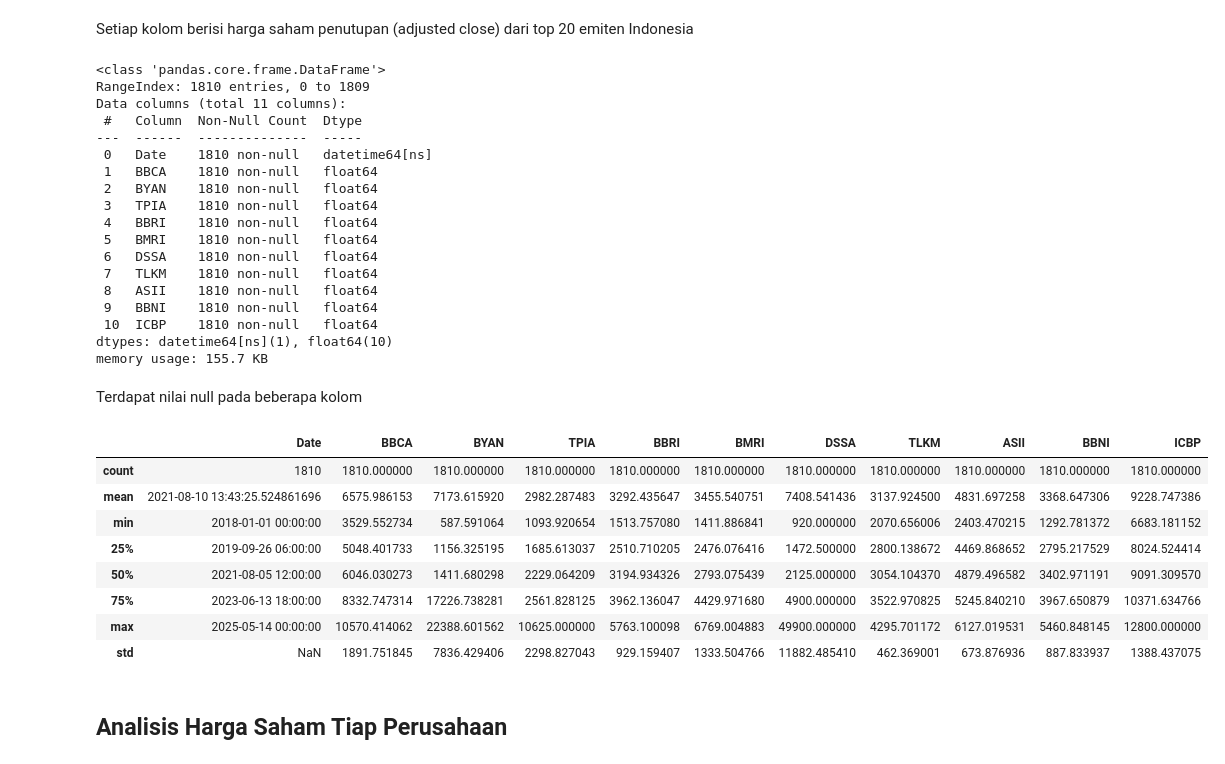
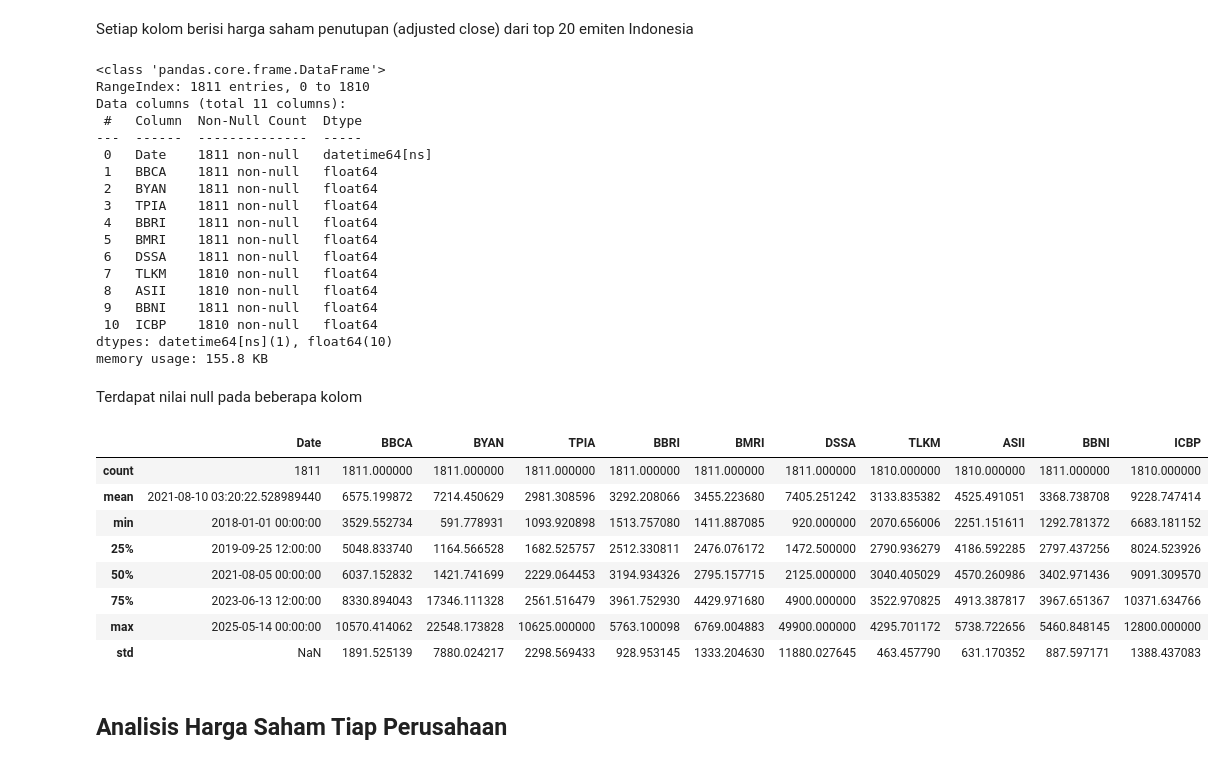
Before and after one commit to Satyavira/render, a Jupyter notebook: Project_Capstone.ipynb, the cells around one changed output. Saved outputs shown, nothing was run; the diff lists cells and outputs as text; code cells hidden in the pictures.

```diff
--- a/Project_Capstone.ipynb
+++ b/Project_Capstone.ipynb
@@ -91,0 +86,4 @@ dtype: int64
+# %%
+df_all_ffil = df_all.ffill()
+display(df_all_ffil.loc["2019-06-18"])
+display(df_all_ffil.loc["2019-06-19"])
@@ -96,8 +119,8 @@ df_all.shape
 # %% [markdown]
 ## Mengganti Nama Kolom
 # %%
-df_all.columns = df_all.columns.str.replace('.JK', '', regex=False)
-df_all
+df_all_ffil.columns = df_all_ffil.columns.str.replace('.JK', '', regex=False)
+df_all_ffil
 # %% [output]
 |  | BBCA | BYAN | TPIA | BBRI | BMRI | DSSA | TLKM | ASII | BBNI | ICBP |
 | Date |  |  |  |  |  |  |  |  |  |  |
@@ -136,0 +143,3 @@ df_all
+# %%
+df_all_ffil = df_all_ffil.reset_index()
+df_all_ffil
@@ -145,7 +168,7 @@ Jumlah duplikasi data: 0
 # %% [markdown]
 Karena data yang dibutuhkan merupakan data time series, maka datanya harus berurutan berdasarkan waktu (Kolom `Date`)
 # %%
-df_all = df_all.sort_values(by="Date", ascending=True)
-df_all
+df_all_ffil = df_all_ffil.sort_values(by="Date", ascending=True)
+df_all_ffil
 # %% [output]
 |  | Date | BBCA | BYAN | TPIA | BBRI | BMRI | DSSA | TLKM | ASII | BBNI | ICBP |
@@ -168,40 +191,40 @@ df_all
 # %% [markdown]
 Setiap kolom berisi harga saham penutupan (adjusted close) dari top 20 emiten Indonesia
 # %%
-df_all.info()
+df_all_ffil.info()
 # %% [output]
 <class 'pandas.core.frame.DataFrame'>
-RangeIndex: 1810 entries, 0 to 1809
+RangeIndex: 1811 entries, 0 to 1810
 Data columns (total 11 columns):
  #   Column  Non-Null Count  Dtype
 ---  ------  --------------  -----
- 0   Date    1810 non-null   datetime64[ns]
- 1   BBCA    1810 non-null   float64
- 2   BYAN    1810 non-null   float64
- 3   TPIA    1810 non-null   float64
- 4   BBRI    1810 non-null   float64
- 5   BMRI    1810 non-null   float64
- 6   DSSA    1810 non-null   float64
+ 0   Date    1811 non-null   datetime64[ns]
+ 1   BBCA    1811 non-null   float64
+ 2   BYAN    1811 non-null   float64
+ 3   TPIA    1811 non-null   float64
+ 4   BBRI    1811 non-null   float64
+ 5   BMRI    1811 non-null   float64
+ 6   DSSA    1811 non-null   float64
  7   TLKM    1810 non-null   float64
  8   ASII    1810 non-null   float64
- 9   BBNI    1810 non-null   float64
+ 9   BBNI    1811 non-null   float64
  10  ICBP    1810 non-null   float64
 dtypes: datetime64[ns](1), float64(10)
-memory usage: 155.7 KB
+memory usage: 155.8 KB
 # %% [markdown]
 Terdapat nilai null pada beberapa kolom
 # %%
-df_all.describe()
+df_all_ffil.describe()
 # %% [output]
 |  | Date | BBCA | BYAN | TPIA | BBRI | BMRI | DSSA | TLKM | ASII | BBNI | ICBP |
-| count | 1810 | 1810.000000 | 1810.000000 | 1810.000000 | 1810.000000 | 1810.000000 | 1810.000000 | 1810.000000 | 1810.000000 | 1810.000000 | 1810.000000 |
-| mean | 2021-08-10 13:43:25.524861696 | 6575.986153 | 7173.615920 | 2982.287483 | 3292.435647 | 3455.540751 | 7408.541436 | 3137.924500 | 4831.697258 | 3368.647306 | 9228.747386 |
-| min | 2018-01-01 00:00:00 | 3529.552734 | 587.591064 | 1093.920654 | 1513.757080 | 1411.886841 | 920.000000 | 2070.656006 | 2403.470215 | 1292.781372 | 6683.181152 |
-| 25% | 2019-09-26 06:00:00 | 5048.401733 | 1156.325195 | 1685.613037 | 2510.710205 | 2476.076416 | 1472.500000 | 2800.138672 | 4469.868652 | 2795.217529 | 8024.524414 |
-| 50% | 2021-08-05 12:00:00 | 6046.030273 | 1411.680298 | 2229.064209 | 3194.934326 | 2793.075439 | 2125.000000 | 3054.104370 | 4879.496582 | 3402.971191 | 9091.309570 |
-| 75% | 2023-06-13 18:00:00 | 8332.747314 | 17226.738281 | 2561.828125 | 3962.136047 | 4429.971680 | 4900.000000 | 3522.970825 | 5245.840210 | 3967.650879 | 10371.634766 |
-| max | 2025-05-14 00:00:00 | 10570.414062 | 22388.601562 | 10625.000000 | 5763.100098 | 6769.004883 | 49900.000000 | 4295.701172 | 6127.019531 | 5460.848145 | 12800.000000 |
-| std | NaN | 1891.751845 | 7836.429406 | 2298.827043 | 929.159407 | 1333.504766 | 11882.485410 | 462.369001 | 673.876936 | 887.833937 | 1388.437075 |
+| count | 1811 | 1811.000000 | 1811.000000 | 1811.000000 | 1811.000000 | 1811.000000 | 1811.000000 | 1810.000000 | 1810.000000 | 1811.000000 | 1810.000000 |
+| mean | 2021-08-10 03:20:22.528989440 | 6575.199872 | 7214.450629 | 2981.308596 | 3292.208066 | 3455.223680 | 7405.251242 | 3133.835382 | 4525.491051 | 3368.738708 | 9228.747414 |
+| min | 2018-01-01 00:00:00 | 3529.552734 | 591.778931 | 1093.920898 | 1513.757080 | 1411.887085 | 920.000000 | 2070.656006 | 2251.151611 | 1292.781372 | 6683.181152 |
+| 25% | 2019-09-25 12:00:00 | 5048.833740 | 1164.566528 | 1682.525757 | 2512.330811 | 2476.076172 | 1472.500000 | 2790.936279 | 4186.592285 | 2797.437256 | 8024.523926 |
+| 50% | 2021-08-05 00:00:00 | 6037.152832 | 1421.741699 | 2229.064453 | 3194.934326 | 2795.157715 | 2125.000000 | 3040.405029 | 4570.260986 | 3402.971436 | 9091.309570 |
+| 75% | 2023-06-13 12:00:00 | 8330.894043 | 17346.111328 | 2561.516479 | 3961.752930 | 4429.971680 | 4900.000000 | 3522.970825 | 4913.387817 | 3967.651367 | 10371.634766 |
+| max | 2025-05-14 00:00:00 | 10570.414062 | 22548.173828 | 10625.000000 | 5763.100098 | 6769.004883 | 49900.000000 | 4295.701172 | 5738.722656 | 5460.848145 | 12800.000000 |
+| std | NaN | 1891.525139 | 7880.024217 | 2298.569433 | 928.953145 | 1333.204630 | 11880.027645 | 463.457790 | 631.170352 | 887.597171 | 1388.437083 |
 # %% [markdown]
 ## Analisis Harga Saham Tiap Perusahaan
 # %%
```
Also changed, not shown: parts of 16 cells of this notebook.
